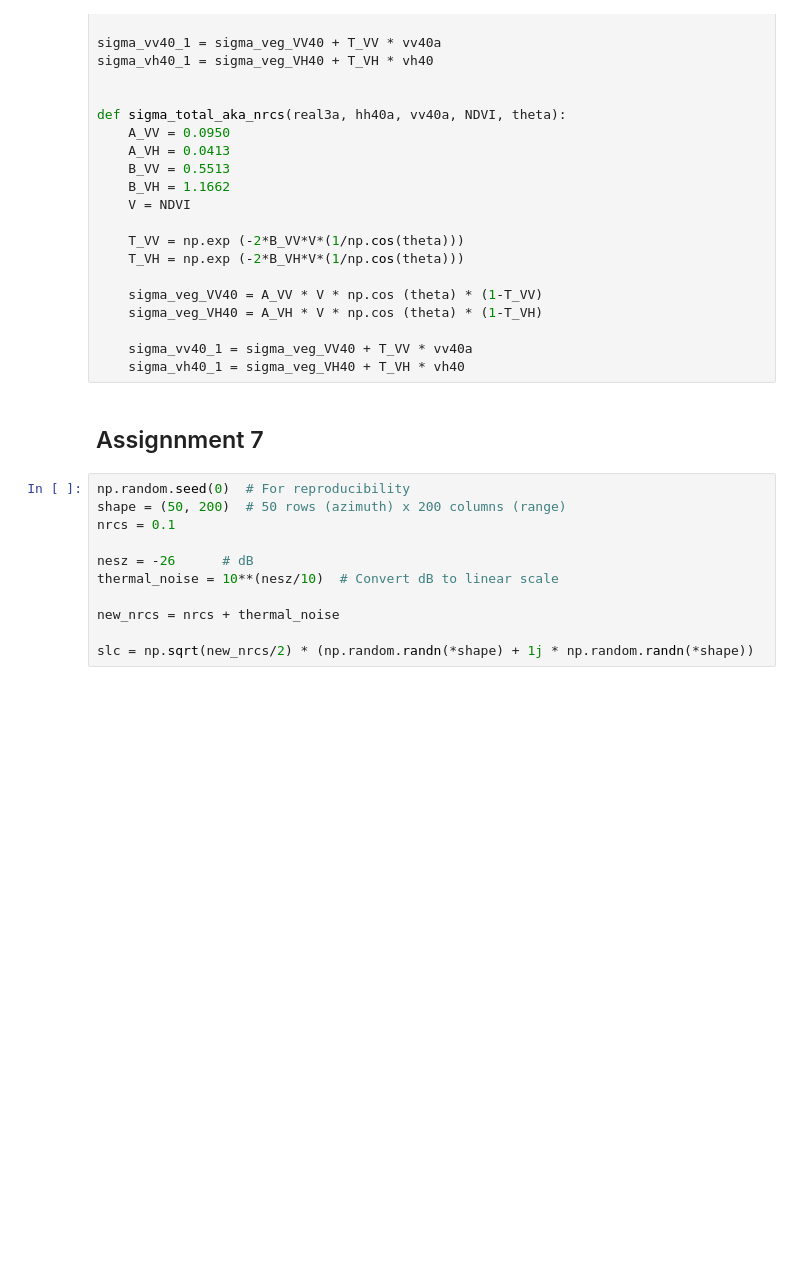
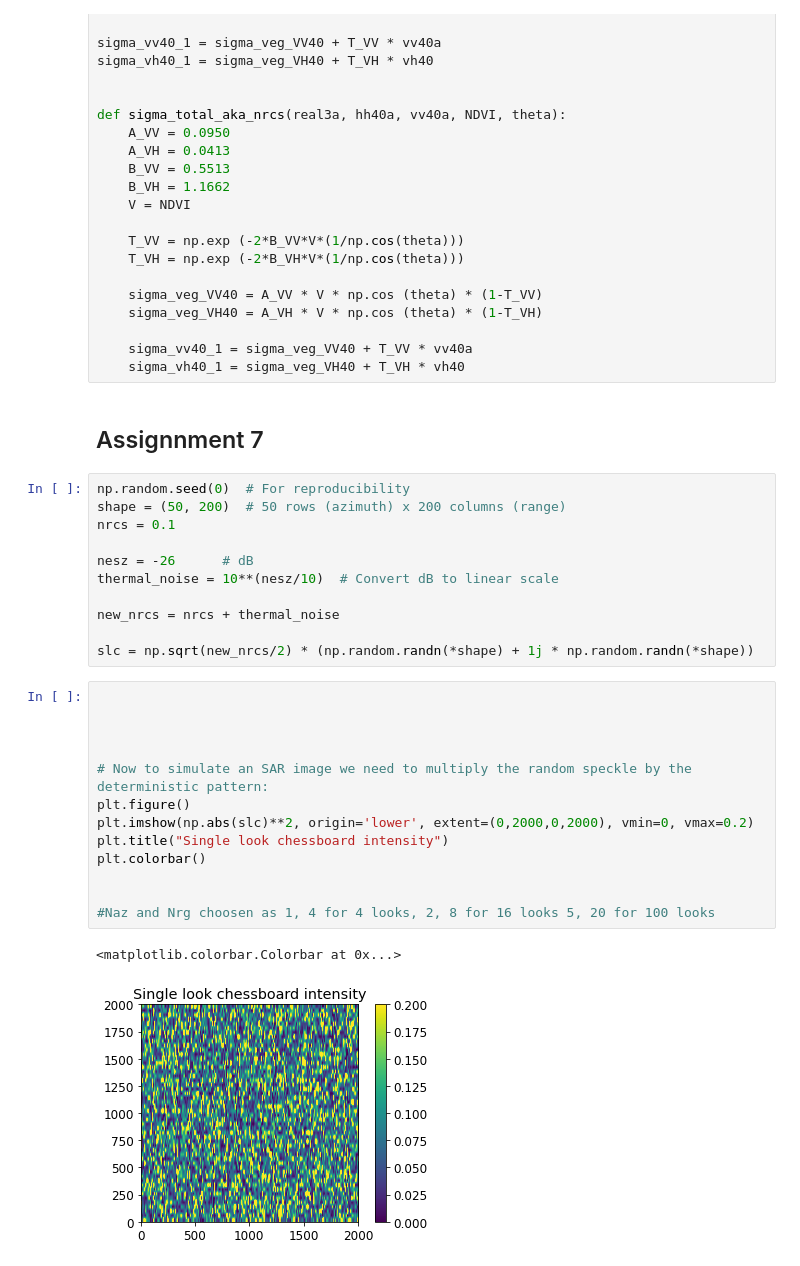
Before and after one commit to debnovalina/PPESO-Practical, a Jupyter notebook: Paco2.ipynb, the cells around one changed output. Cells and saved outputs as stored; diff of their text form; blank space fills up the shorter version.

Commit message:
Assignment 7 plot

```diff
--- a/Paco2.ipynb
+++ b/Paco2.ipynb
@@ -659,3 +659,19 @@ thermal_noise = 10**(nesz/10)  # Convert dB to linear scale
 new_nrcs = nrcs + thermal_noise
 
 slc = np.sqrt(new_nrcs/2) * (np.random.randn(*shape) + 1j * np.random.randn(*shape))
+# %%
+
+
+
+
+# Now to simulate an SAR image we need to multiply the random speckle by the deterministic pattern:
+plt.figure()
+plt.imshow(np.abs(slc)**2, origin='lower', extent=(0,2000,0,2000), vmin=0, vmax=0.2)
+plt.title("Single look chessboard intensity")
+plt.colorbar()
+
+
+#Naz and Nrg choosen as 1, 4 for 4 looks, 2, 8 for 16 looks 5, 20 for 100 looks
+# %% [output]
+<matplotlib.colorbar.Colorbar at 0x...>
+[figure, added]
```
Also changed, not shown: parts of 8 cells of this notebook.
